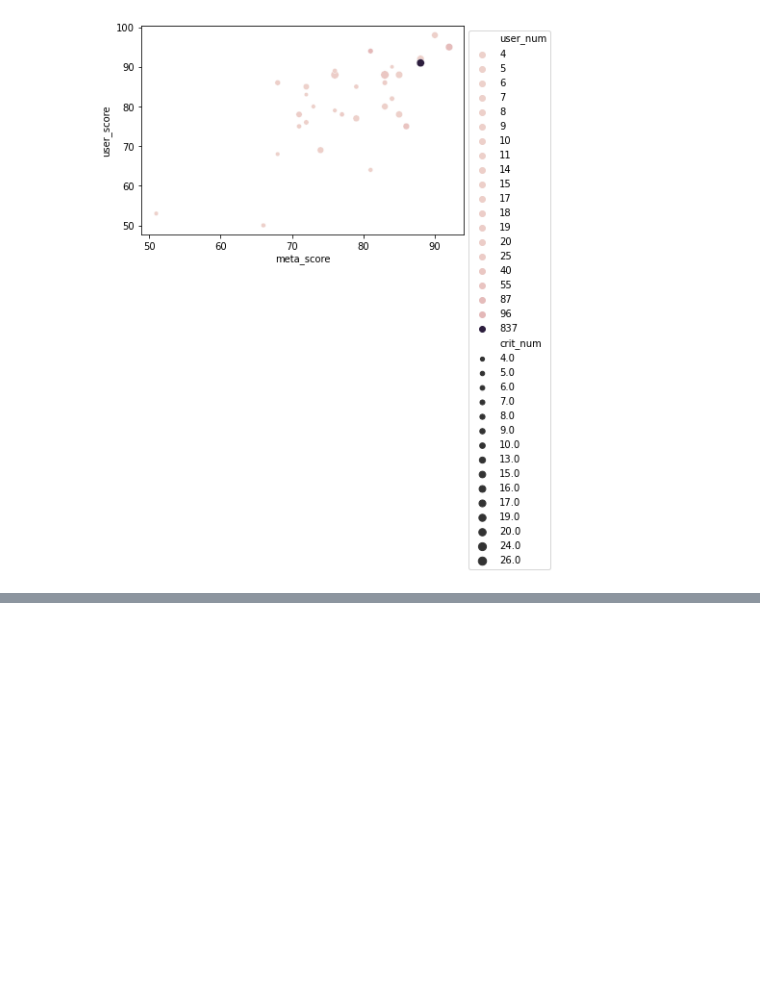
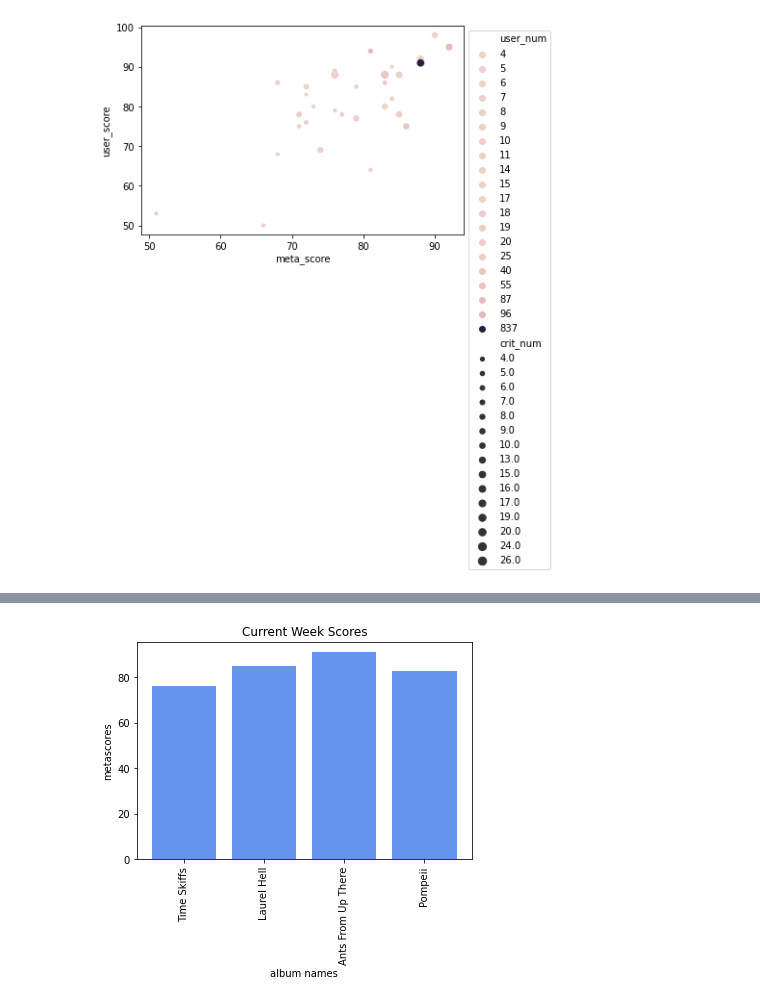
Before and after one commit to dorisep/meta_gui, a Jupyter notebook: apps/viz_notebook.ipynb, the cells around one changed output, grey strips where cells are left out. Saved outputs shown, nothing was run; the diff lists cells and outputs as text; code cells hidden in the pictures; blank space fills up the shorter version.

```diff
--- a/apps/viz_notebook.ipynb
+++ b/apps/viz_notebook.ipynb
@@ -202,3 +196,23 @@ plt.legend(loc =2, bbox_to_anchor = (1,1))
 # %% [output]
 <matplotlib.legend.Legend at 0x...>
 [figure]
+# %%
+import csv
+import numpy as np
+
+
+week_num=6
+scrape_dict = {
+    'scores': [],
+    'albumlst': [],
+    'artistlst': []
+}
+file_path = ('..//data//clean_meta_scrape.csv')
+with open(file_path) as csvfile:
+    reader = csv.DictReader(csvfile, delimiter=',')
+    for row in reader:
+        print(row)
+        if int(row['week_num']) == 5:
+            scrape_dict['scores'].append(row['meta_score'])
+            scrape_dict['albumlst'].append(row['album'])
+            scrape_dict['artistlst'].append(row['artist'])
@@ -204,0 +237,26 @@ plt.legend(loc =2, bbox_to_anchor = (1,1))
+# %%
+
+scores = [float(x) for x in scrape_dict['scores']]
+
+albums = scrape_dict['albumlst']
+
+
+
+plt.bar(albums, scores, color='cornflowerblue')
+
+plt.xticks(rotation = 90)
+
+plt.xlabel('album names')
+plt.ylabel('metascores')
+plt.title('Current Week Scores')
+plt.show()
+
+
+# plt.bar(x_position, scrape_dict['scores'], color = 'cornflowerblue')
+
+
+# plt.xticks(x_position, scrape_dict['albumlst'], rotation='vertical')
+# plt.ylim((0,100))
+# plt.show()
+# %% [output]
+[figure, added]
```
Also changed, not shown: parts of 4 cells of this notebook, 4 other files.
